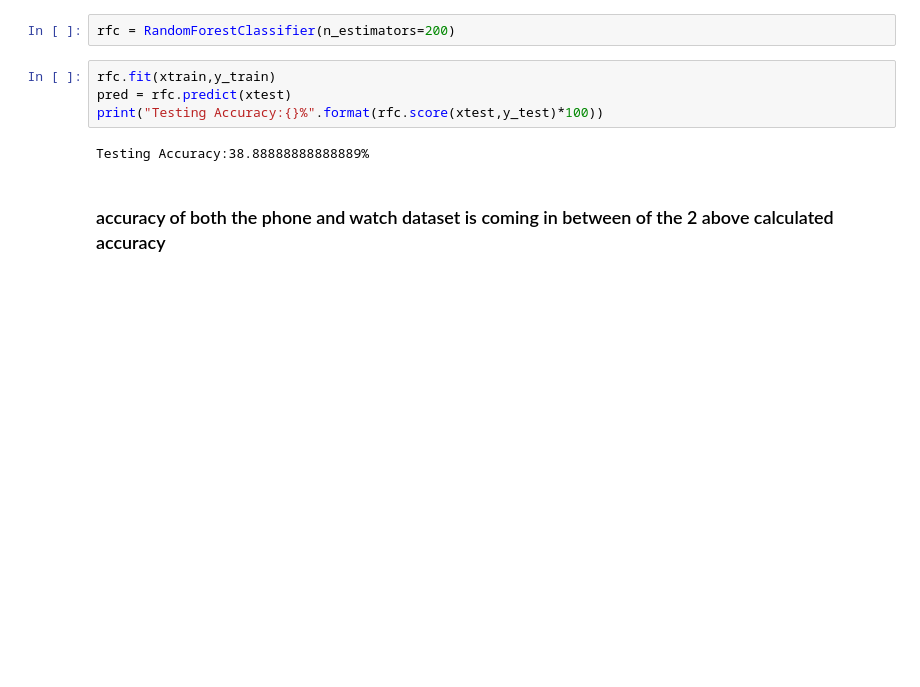
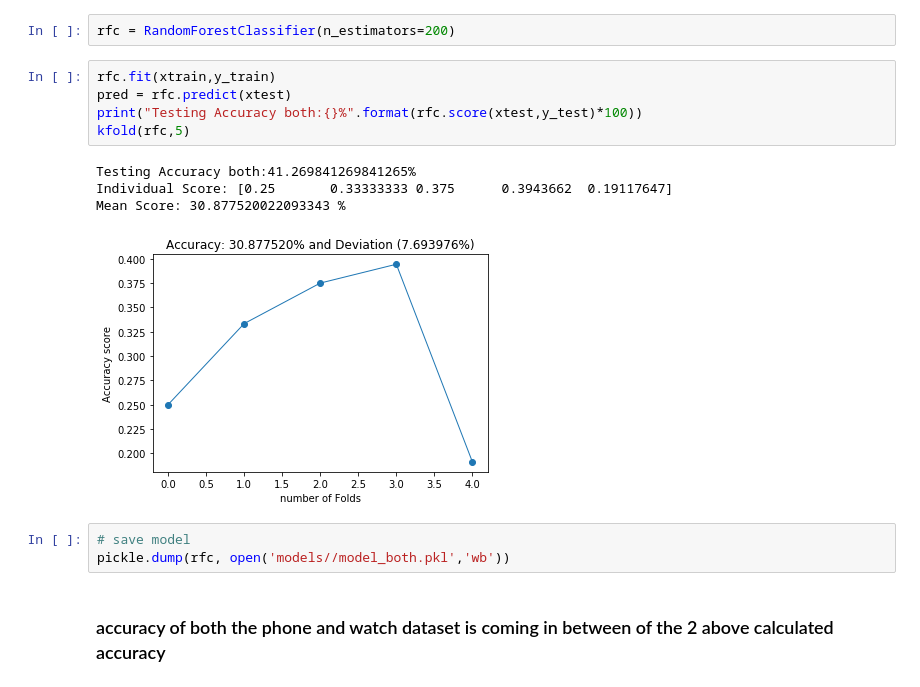
Before and after one commit to sethhardik/Human-activity-estimation, a Jupyter notebook: machine learning.ipynb, the cells around one changed output. Drawn from its saved outputs; the diff is of its cells as text; blank space fills up the shorter version.

```diff
--- a/machine learning.ipynb
+++ b/machine learning.ipynb
@@ -186,9 +194,16 @@ rfc = RandomForestClassifier(n_estimators=200)
 # %%
 rfc.fit(xtrain,y_train)
 pred = rfc.predict(xtest)
-print("Testing Accuracy:{}%".format(rfc.score(xtest,y_test)*100))
+print("Testing Accuracy both:{}%".format(rfc.score(xtest,y_test)*100))
+kfold(rfc,5)
 # %% [output]
-Testing Accuracy:38.88888888888889%
+Testing Accuracy both:41.269841269841265%
+Individual Score: [0.25       0.33333333 0.375      0.3943662  0.19117647]
+Mean Score: 30.877520022093343 %
+[figure, added]
+# %%
+# save model
+pickle.dump(rfc, open('models//model_both.pkl','wb'))
 # %% [markdown]
 ### accuracy of both the phone and watch dataset is coming in between of the 2 above calculated accuracy
 # %%
```
Also changed, not shown: parts of 9 cells of this notebook.
